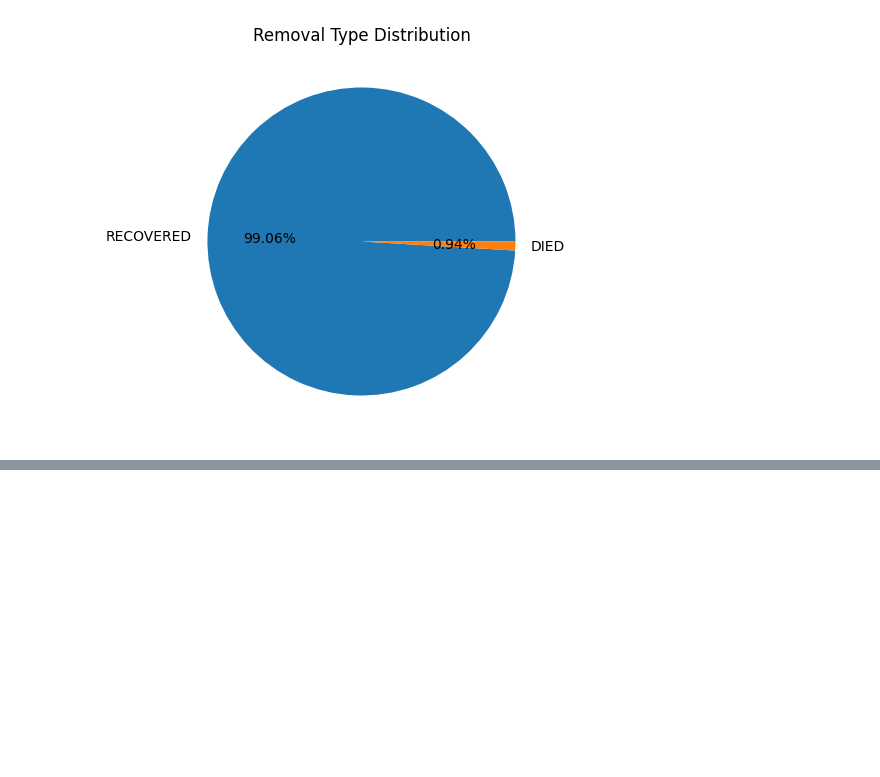
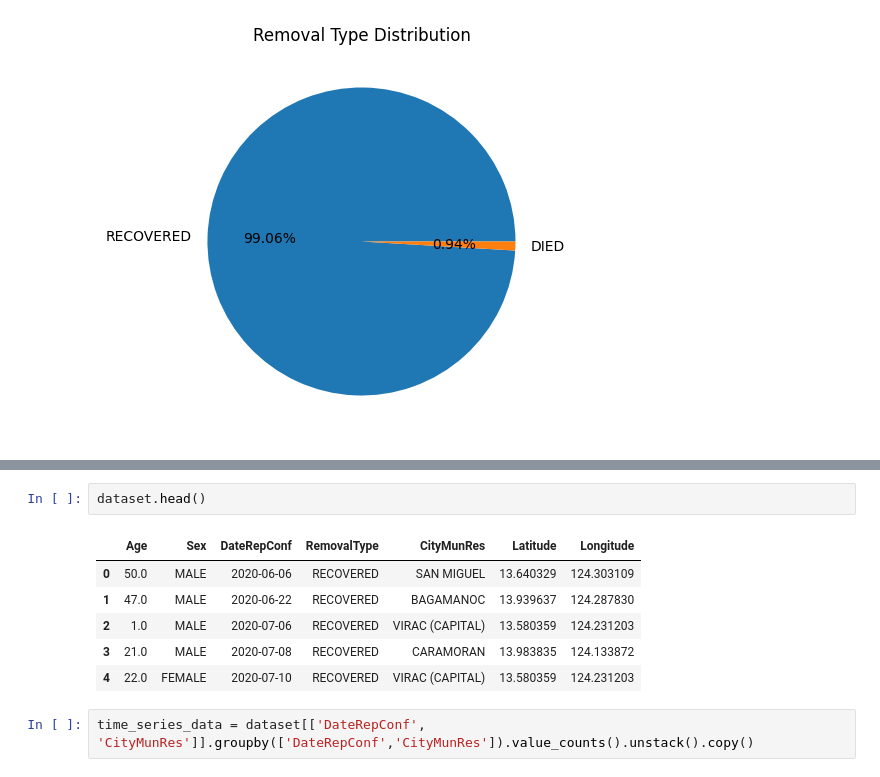
Before and after one commit to dddelacruz/cs198-scl-envi-2425, a Jupyter notebook: data_analysis.ipynb, the cells around one changed output, grey strips where cells are left out. Saved outputs shown, nothing was run; the diff lists cells and outputs as text; blank space fills up the shorter version.

```diff
--- a/data_analysis.ipynb
+++ b/data_analysis.ipynb
@@ -200,0 +236,11 @@ plt.show()
+# %%
+dataset.head()
+# %% [output]
+|  | Age | Sex | DateRepConf | RemovalType | CityMunRes | Latitude | Longitude |
+| 0 | 50.0 | MALE | 2020-06-06 | RECOVERED | SAN MIGUEL | 13.640329 | 124.303109 |
+| 1 | 47.0 | MALE | 2020-06-22 | RECOVERED | BAGAMANOC | 13.939637 | 124.287830 |
+| 2 | 1.0 | MALE | 2020-07-06 | RECOVERED | VIRAC (CAPITAL) | 13.580359 | 124.231203 |
+| 3 | 21.0 | MALE | 2020-07-08 | RECOVERED | CARAMORAN | 13.983835 | 124.133872 |
+| 4 | 22.0 | FEMALE | 2020-07-10 | RECOVERED | VIRAC (CAPITAL) | 13.580359 | 124.231203 |
+# %%
+time_series_data = dataset[['DateRepConf', 'CityMunRes']].groupby(['DateRepConf','CityMunRes']).value_counts().unstack().copy()
```
Also changed, not shown: parts of 11 cells of this notebook, 1 other file.
